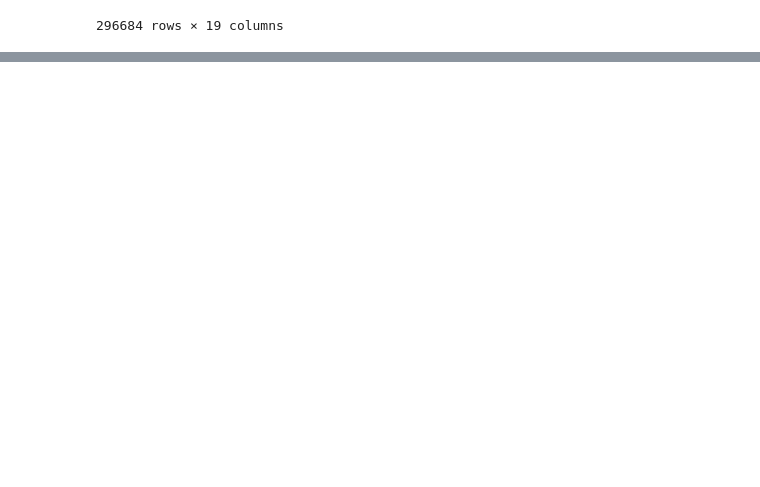
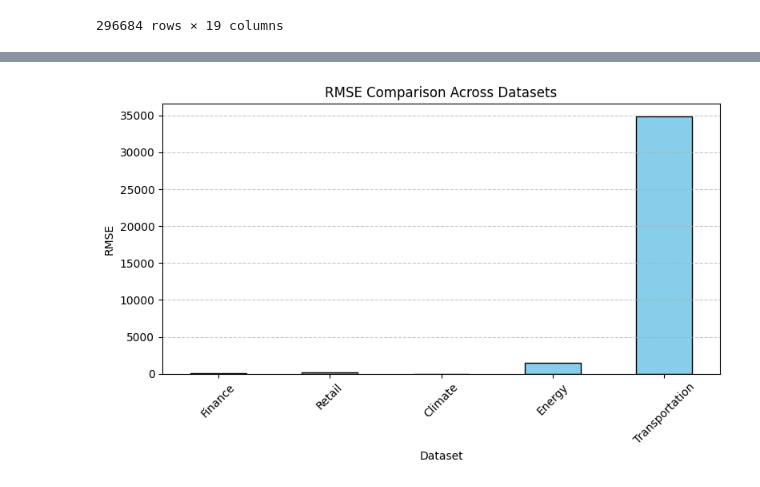
Before and after one commit to Cherry-808/DSS5104-ForecastDL, a Jupyter notebook: notebooks/ARIMA.ipynb, the cells around one changed output, grey strips where cells are left out. Saved outputs shown, nothing was run; the diff lists cells and outputs as text; code cells hidden in the pictures; blank space fills up the shorter version.

Commit message:
commit updates to ARIMA notebook and code

```diff
--- a/notebooks/ARIMA.ipynb
+++ b/notebooks/ARIMA.ipynb
@@ -386,48 +427,55 @@ Device Used         : CPU
 # %%
+# Step 1: Collect all result dictionaries
+all_results = [
+    finance_arima_results,
+    retail_arima_results,
+    climate_arima_results,
+    energy_arima_results,
+    transportation_arima_results
+]
 
-# order = (5, 1, 0)
-# predictions, train, test = build_arima_model(combined_data[target], order, 0.7)
+# Step 2: Convert to DataFrame
+metrics_df = pd.DataFrame(all_results)
+metrics_df.set_index('Dataset', inplace=True)
 
-# # Convert to numpy arrays (in case they're lists)
-# test = np.array(test)
-# predictions = np.array(predictions)
+# Step 3: Save to CSV
+output_path = "outputs/results/output_LSTM/model_metrics_scores.csv"
+os.makedirs(os.path.dirname(output_path), exist_ok=True)
+metrics_df.to_csv(output_path)
 
-# rmse, mse, mae, mape, r2, adj_r2	= generate_model_metrics(predictions, test)
+# Step 4: Display
+print(f"Metrics collected and saved to:\n{output_path}")
+print(metrics_df)
 
-# # Root Mean Squared Error
-# # rmse = np.sqrt(mean_squared_error(test, predictions))
-# print('Test RMSE: %.3f' % rmse)
+#	Step 5: Plotting
 
-# # Mean Squared Error
-# # mse = mean_squared_error(test, predictions)
-# print('Test MSE: %.3f' % mse)
+# Load the metrics CSV if it exists
+metrics_path = "outputs/results/output_LSTM/model_metrics_scores.csv"
+metrics_df = pd.read_csv(metrics_path)
+metrics_df.set_index('Dataset', inplace=True)
 
-# # Mean Absolute Error
-# # mae = mean_absolute_error(test, predictions)
-# print('Test MAE: %.3f' % mae)
+# Plot comparison charts for each metric
+metrics_to_plot = ["RMSE", "MAE", "MAPE", "R²", "Adj_R²", "TrainingTime_s", "FinalMemoryMB"]
+figures = {}
 
-# # Mean Absolute Percentage Error
-# # mape = np.mean(np.abs((test - predictions) / test)) * 100
-# print('Test MAPE: %.3f' % mape)
+for metric in metrics_to_plot:
+    plt.figure(figsize=(8, 5))
+    metrics_df[metric].plot(kind='bar', color='skyblue', edgecolor='black')
+    plt.title(f"{metric} Comparison Across Datasets")
+    plt.ylabel(metric)
+    plt.xlabel("Dataset")
+    plt.xticks(rotation=45)
+    plt.grid(True, axis='y', linestyle='--', alpha=0.7)
+    plt.tight_layout()
 
-# # R-squared
-# # r2 = r2_score(test, predictions)
-# print('Test R²: %.3f' % r2)
+    # Save the figure
+    fig_path = f"outputs/results/output_LSTM/{metric}_comparison.png"
+    os.makedirs(os.path.dirname(fig_path), exist_ok=True)
+    plt.savefig(fig_path)
+    figures[metric] = fig_path
 
-# # Adjusted R-squared
-# n = len(test)
-# p = 1  # number of predictors (just 1 for ARIMA by default)
-# adj_r2 = 1 - (1 - r2) * (n - 1) / (n - p - 1)
-# print('Adjusted R²: %.3f' % adj_r2)
+    # Show the figure
+    plt.show()
 
-# # plot forecasts against actual outcomes
-# plt.plot(test, color='blue', label='Actual', linewidth=2, alpha=0.7)
-# plt.plot(predictions, color='red', label='Predicted', linestyle='--', linewidth=2)
-# plt.legend()
-# plt.title('ARIMA Model Predictions vs Actual')
-# plt.xlabel('Time Steps')
-# plt.ylabel('Price (USD)')
-# plt.legend(['Actual', 'Predicted'])
-# plt.grid(True)
-# plt.tight_layout()
-# plt.show()
+figures
+# %% [output]
@@ -433,0 +499 @@ Device Used         : CPU
+[figure, added]
```
Also changed, not shown: parts of 7 cells of this notebook, 1 other file.
